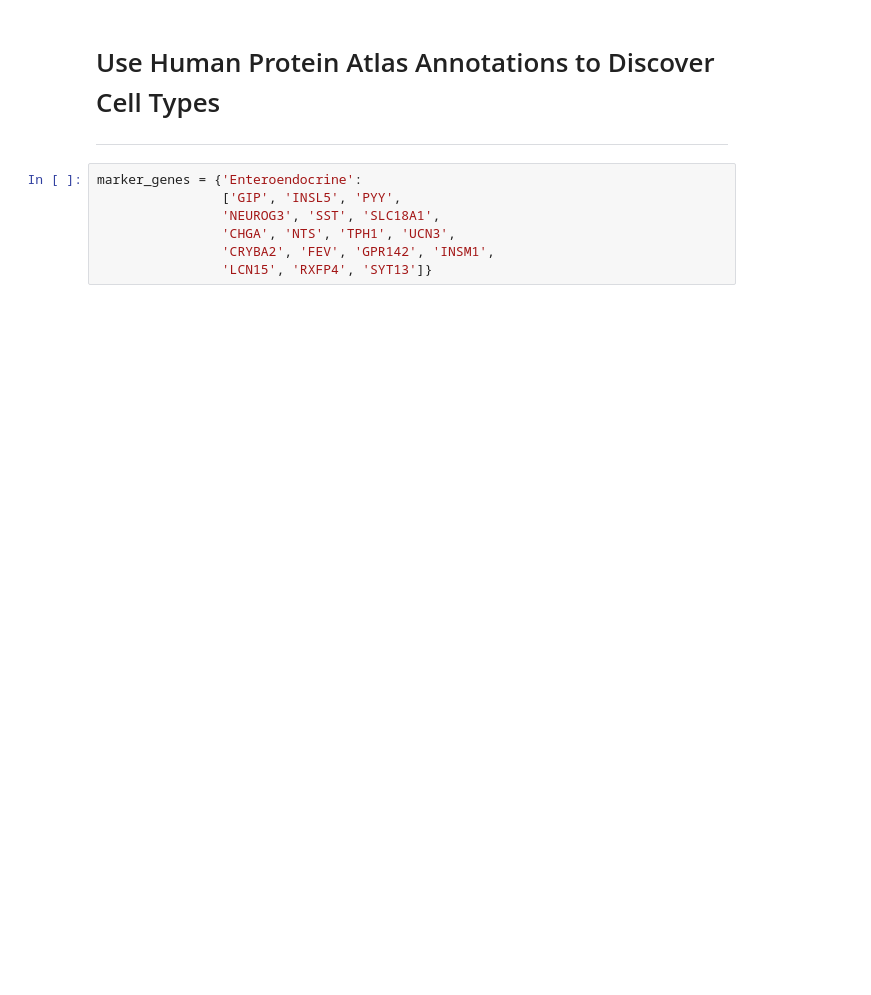
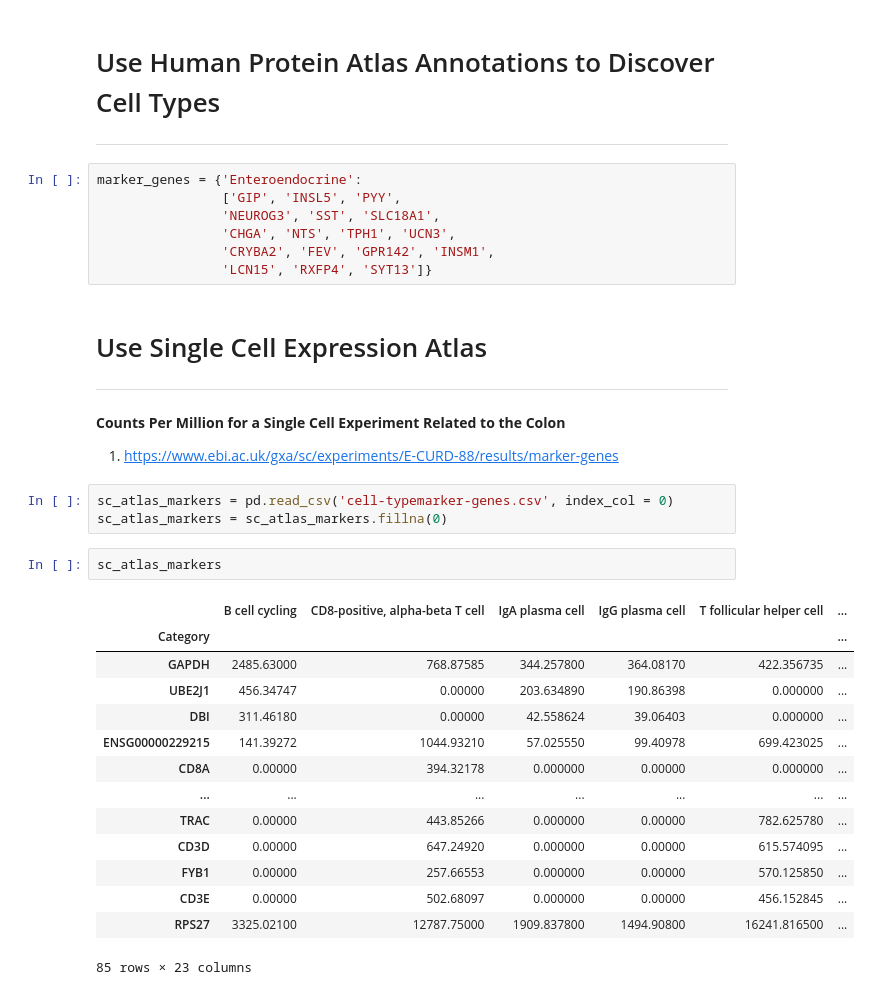
Before and after one commit to alexjimenez99/sc-RNAseq-embryos, a Jupyter notebook: bayesian_composition_analysis_part2.ipynb, the cells around one changed output. Drawn from its saved outputs; the diff is of its cells as text; blank space fills up the shorter version.

```diff
--- a/bayesian_composition_analysis_part2.ipynb
+++ b/bayesian_composition_analysis_part2.ipynb
@@ -308,3 +316,29 @@ marker_genes = {'Enteroendocrine':
                 'CHGA', 'NTS', 'TPH1', 'UCN3',
                 'CRYBA2', 'FEV', 'GPR142', 'INSM1',
                 'LCN15', 'RXFP4', 'SYT13']}
+# %% [markdown]
+# Use Single Cell Expression Atlas
+---
+# %% [markdown]
+**Counts Per Million for a Single Cell Experiment Related to the Colon**
+1. https://www.ebi.ac.uk/gxa/sc/experiments/E-CURD-88/results/marker-genes
+# %%
+sc_atlas_markers = pd.read_csv('cell-typemarker-genes.csv', index_col = 0)
+sc_atlas_markers = sc_atlas_markers.fillna(0)
+# %%
+sc_atlas_markers
+# %% [output]
+|  | B cell cycling | CD8-positive, alpha-beta T cell | IgA plasma cell | IgG plasma cell | T follicular helper cell | ... |
+| Category |  |  |  |  |  | ... |
+| GAPDH | 2485.63000 | 768.87585 | 344.257800 | 364.08170 | 422.356735 | ... |
+| UBE2J1 | 456.34747 | 0.00000 | 203.634890 | 190.86398 | 0.000000 | ... |
+| DBI | 311.46180 | 0.00000 | 42.558624 | 39.06403 | 0.000000 | ... |
+| ENSG00000229215 | 141.39272 | 1044.93210 | 57.025550 | 99.40978 | 699.423025 | ... |
+| CD8A | 0.00000 | 394.32178 | 0.000000 | 0.00000 | 0.000000 | ... |
+| ... | ... | ... | ... | ... | ... | ... |
+| TRAC | 0.00000 | 443.85266 | 0.000000 | 0.00000 | 782.625780 | ... |
+| CD3D | 0.00000 | 647.24920 | 0.000000 | 0.00000 | 615.574095 | ... |
+| FYB1 | 0.00000 | 257.66553 | 0.000000 | 0.00000 | 570.125850 | ... |
+| CD3E | 0.00000 | 502.68097 | 0.000000 | 0.00000 | 456.152845 | ... |
+| RPS27 | 3325.02100 | 12787.75000 | 1909.837800 | 1494.90800 | 16241.816500 | ... |
+85 rows × 23 columns
```
Also changed, not shown: parts of 8 cells of this notebook.
